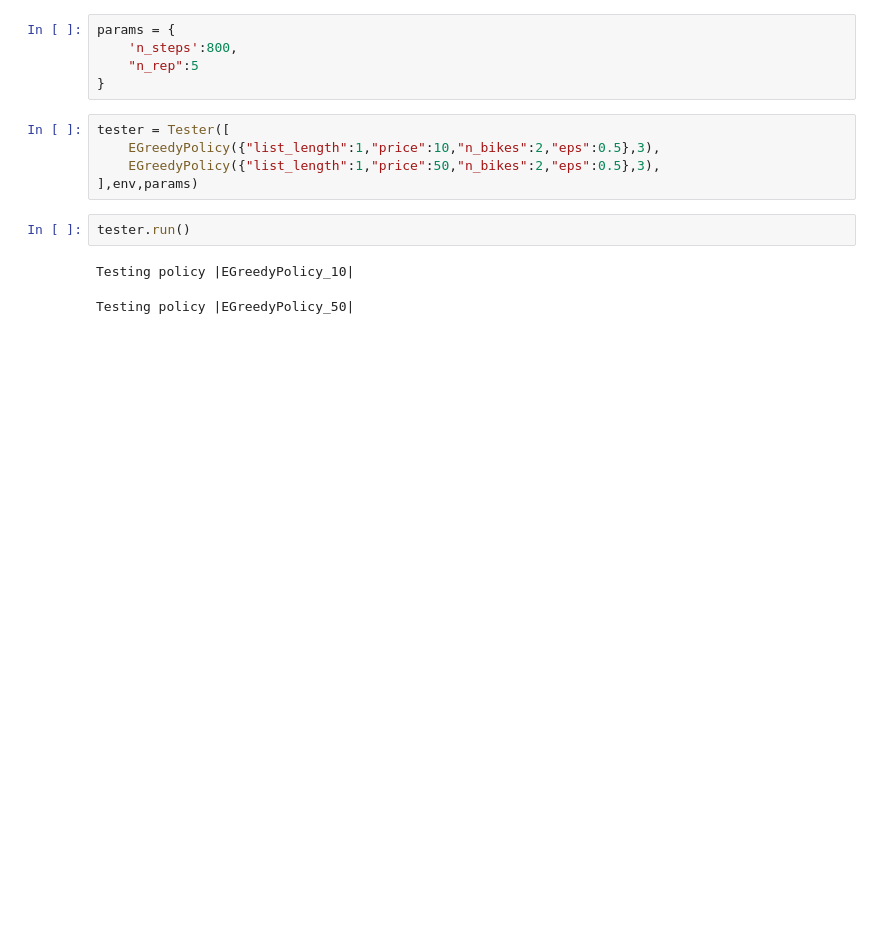
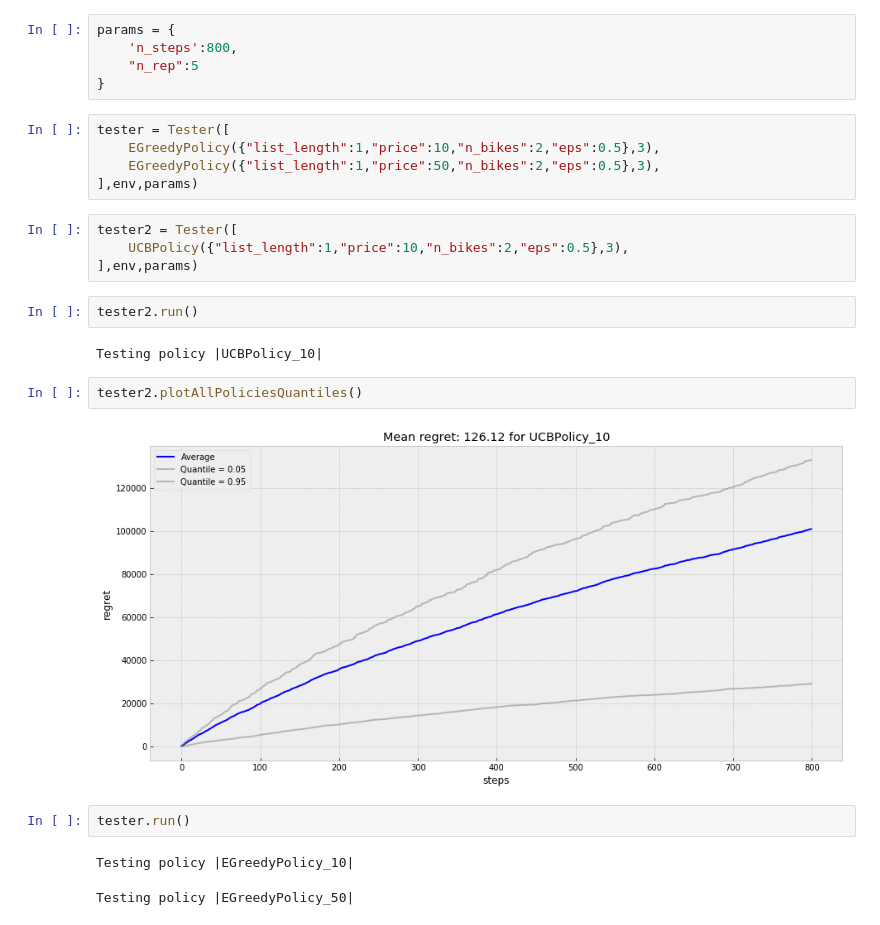
Before and after one commit to Bnoyt/ia316-renting, a Jupyter notebook: Testing.ipynb, the cells around one changed output. Saved outputs shown, nothing was run; the diff lists cells and outputs as text; blank space fills up the shorter version.

```diff
--- a/Testing.ipynb
+++ b/Testing.ipynb
@@ -75,6 +132,18 @@ tester = Tester([
     EGreedyPolicy({"list_length":1,"price":10,"n_bikes":2,"eps":0.5},3),
     EGreedyPolicy({"list_length":1,"price":50,"n_bikes":2,"eps":0.5},3),
 ],env,params)
+# %%
+tester2 = Tester([
+    UCBPolicy({"list_length":1,"price":10,"n_bikes":2,"eps":0.5},3),
+],env,params)
+# %%
+tester2.run()
+# %% [output]
+Testing policy |UCBPolicy_10|
+# %%
+tester2.plotAllPoliciesQuantiles()
+# %% [output]
+[figure, added]
 # %%
 tester.run()
 # %% [output]
```
Also changed, not shown: parts of 3 cells of this notebook.
